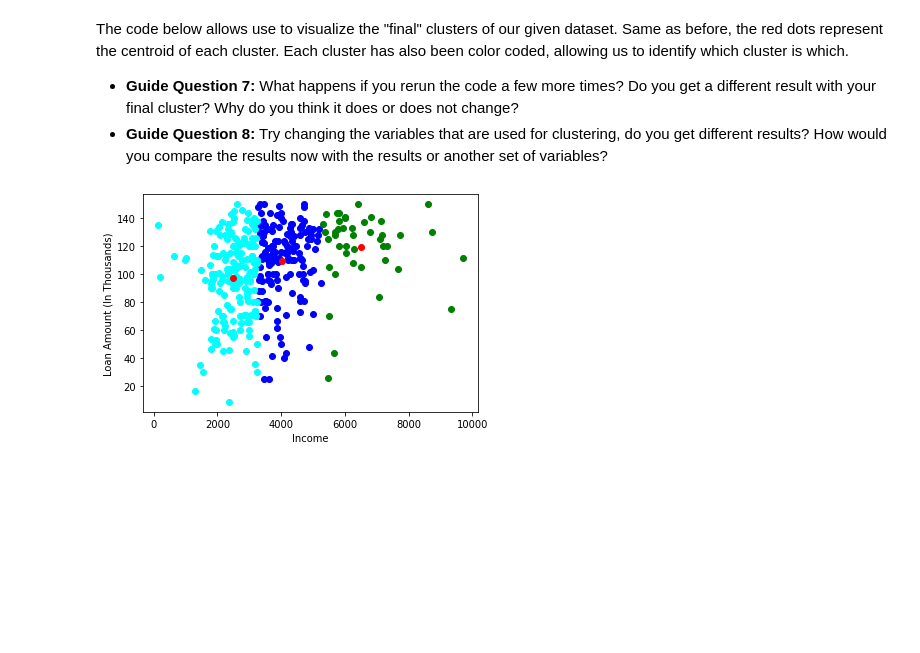
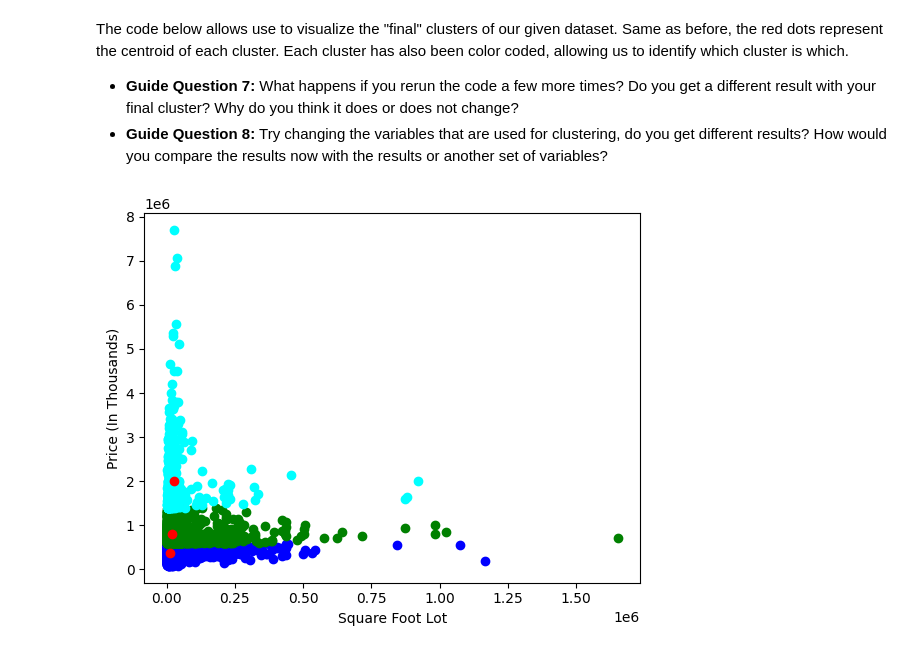
Before and after one commit to ColstonBod-oy/CCS7-TensorFlowDemos, a Jupyter notebook: models/clustering/CCS7_Clustering_Model_Demo_(K_Means).ipynb, the cells around one changed output. Cells and saved outputs as stored; diff of their text form; code cells hidden in the pictures; blank space fills up the shorter version.

```diff
--- a/models/clustering/CCS7_Clustering_Model_Demo_(K_Means).ipynb
+++ b/models/clustering/CCS7_Clustering_Model_Demo_(K_Means).ipynb
@@ -32,6 +32,6 @@ Once we have uploaded our data, we will then check some of the entries to make s
 *   **Guide Question 1:** What are other similarities in the machine learning process that clustering has with regression and classification?
 *   **Guide Question 2:** Do they have other similar steps or processes such as data augmentation? Kindly elaborate on these similarities.
 # %%
-data = pd.read_csv(io.BytesIO(uploaded['clustering.csv']))
+data = pd.read_csv(io.BytesIO(uploaded['house_prices.csv']))
 data.head()
 # %% [output]
@@ -55,0 +48,8 @@ plt.show()
+# %%
+# Choose two columns from the dataset to be the X or independent variable and Y or dependent variable.
+X = data[["price","sqft_lot"]] # The first value is your Y, the second value is your X
+#Visualise data points
+plt.scatter(X["sqft_lot"],X["price"],c='black') # plt.scatter(X["X value"], X["Y value"], c='plot color")
+plt.xlabel('Square Foot Lot') # This is the label of your X value
+plt.ylabel('Price (In Thousands)') # This is the label of your Y value
+plt.show()
@@ -83,8 +85,8 @@ while(diff!=0):
     for index1,row_c in Centroids.iterrows():
         ED=[]
         for index2,row_d in XD.iterrows():
-            d1=(row_c["ApplicantIncome"]-row_d["ApplicantIncome"])**2
-            d2=(row_c["LoanAmount"]-row_d["LoanAmount"])**2
+            d1=(row_c["sqft_lot"]-row_d["sqft_lot"])**2 # d1=(row_c["X value"]-row_d["X value"])**2
+            d2=(row_c["price"]-row_d["price"])**2 # d2=(row_c["Y value"]-row_d["Y value"])**2
             d=np.sqrt(d1+d2)
             ED.append(d)
         X[i]=ED
@@ -100,14 +102,14 @@ while(diff!=0):
                 pos=i+1
         C.append(pos)
     X["Cluster"]=C
-    Centroids_new = X.groupby(["Cluster"]).mean()[["LoanAmount","ApplicantIncome"]]
+    Centroids_new = X.groupby(["Cluster"]).mean()[["price","sqft_lot"]] # Centroids_new = X.groupby(["Cluster"]).mean()[["Y value","X value"]]
     if j == 0:
         diff=1
         j=j+1
     else:
-        diff = (Centroids_new['LoanAmount'] - Centroids['LoanAmount']).sum() + (Centroids_new['ApplicantIncome'] - Centroids['ApplicantIncome']).sum()
+        diff = (Centroids_new['price'] - Centroids['price']).sum() + (Centroids_new['sqft_lot'] - Centroids['sqft_lot']).sum() #
         print(diff.sum())
-    Centroids = X.groupby(["Cluster"]).mean()[["LoanAmount","ApplicantIncome"]]
+    Centroids = X.groupby(["Cluster"]).mean()[["price","sqft_lot"]] # Centroids_new = X.groupby(["Cluster"]).mean()[["Y value","X value"]]
 # %% [output]
 A value is trying to be set on a copy of a slice from a DataFrame.
 Try using .loc[row_indexer,col_indexer] = value instead
@@ -136,13 +190,13 @@ The code below allows use to visualize the "final" clusters of our given dataset
 *   **Guide Question 7:** What happens if you rerun the code a few more times? Do you get a different result with your final cluster? Why do you think it does or does not change?
 *   **Guide Question 8:** Try changing the variables that are used for clustering, do you get different results? How would you compare the results now with the results or another set of variables?
 # %%
-color=['blue','green','cyan']
+color=['blue','green','cyan'] # These are the color labels for your clusters, make sure to add more colors if you add more clusters
 for k in range(K):
     data=X[X["Cluster"]==k+1]
-    plt.scatter(data["ApplicantIncome"],data["LoanAmount"],c=color[k])
-plt.scatter(Centroids["ApplicantIncome"],Centroids["LoanAmount"],c='red')
-plt.xlabel('Income')
-plt.ylabel('Loan Amount (In Thousands)')
+    plt.scatter(data["sqft_lot"],data["price"],c=color[k]) # plt.scatter(data["X value"], data["LoanAmount"], c=color[k])
+plt.scatter(Centroids["sqft_lot"],Centroids["price"],c='red') # plt.scatter(Centroids["X value"], Centroids["Y value"], c="centroid color")
+plt.xlabel('Square Foot Lot') # This is the label of your X value
+plt.ylabel('Price (In Thousands)') # This is the label of your Y value
 plt.show()
 # %% [output]
-[figure, old version]
+[figure, new version]
```
Also changed, not shown: parts of 6 cells of this notebook.
